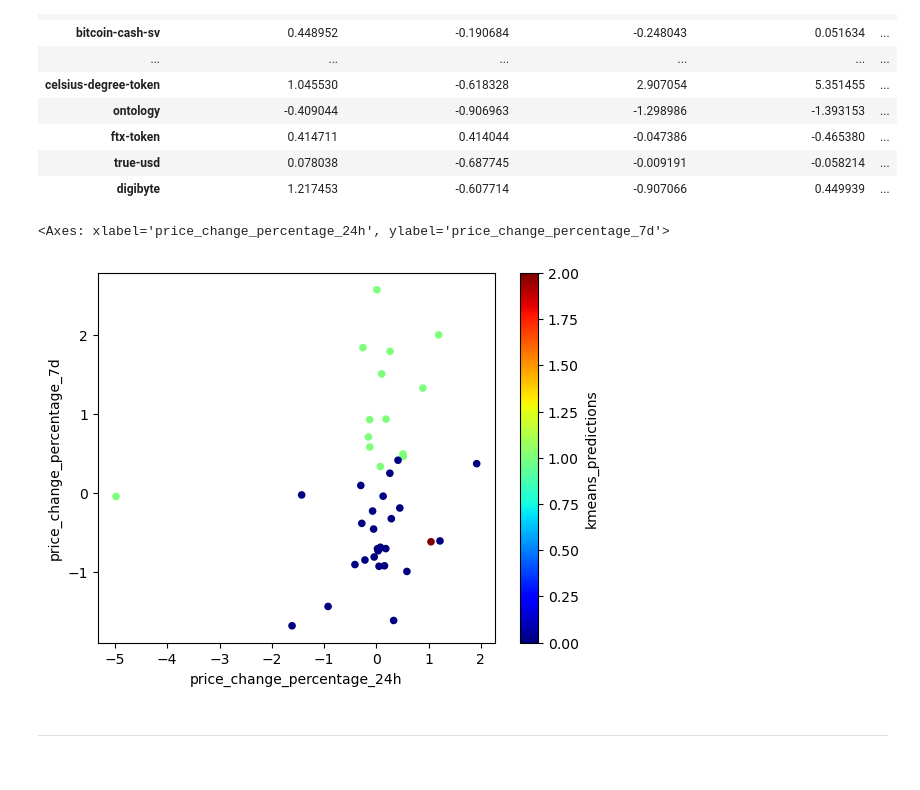
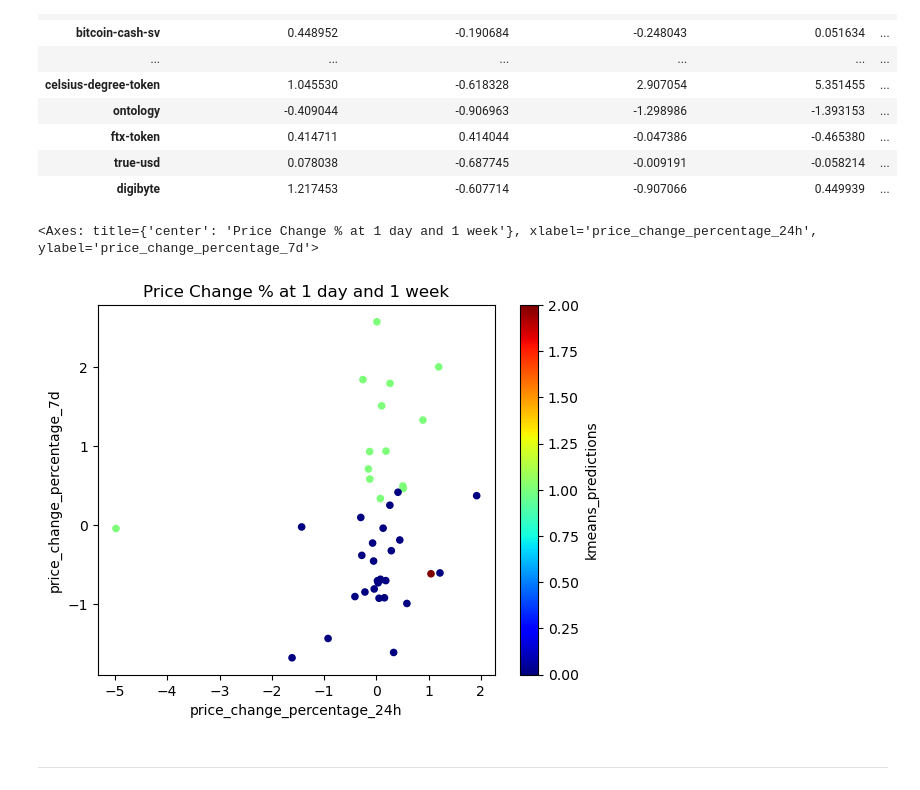
Before and after one commit to Nathan-Savage/CryptoClustering, a Jupyter notebook: Crypto_Clustering_starter_code.ipynb, the cells around one changed output. Saved outputs shown, nothing was run; the diff lists cells and outputs as text; code cells hidden in the pictures.

```diff
--- a/Crypto_Clustering_starter_code.ipynb
+++ b/Crypto_Clustering_starter_code.ipynb
@@ -191,17 +191,18 @@ df_market_data_kmeans_predictions
 # %%
 # Create a scatter plot using hvPlot by setting
 # `x="price_change_percentage_24h"` and `y="price_change_percentage_7d"`.
 # Color the graph points with the labels found using K-Means and
 # add the crypto name in the `hover_cols` parameter to identify
 # the cryptocurrency represented by each data point.
 df_market_data_kmeans_predictions.plot.scatter(
     x="price_change_percentage_24h",
     y="price_change_percentage_7d",
     c="kmeans_predictions",
+    title="Price Change % at 1 day and 1 week",
     colormap = 'jet')
 # %% [output]
-<Axes: xlabel='price_change_percentage_24h', ylabel='price_change_percentage_7d'>
+<Axes: title={'center': 'Price Change % at 1 day and 1 week'}, xlabel='price_change_percentage_24h', ylabel='price_change_percentage_7d'>
-[figure, old version]
+[figure, new version]
 # %% [markdown]
 ---
 # %% [markdown]
```
Also changed, not shown: parts of 12 cells of this notebook, 1 other file.
